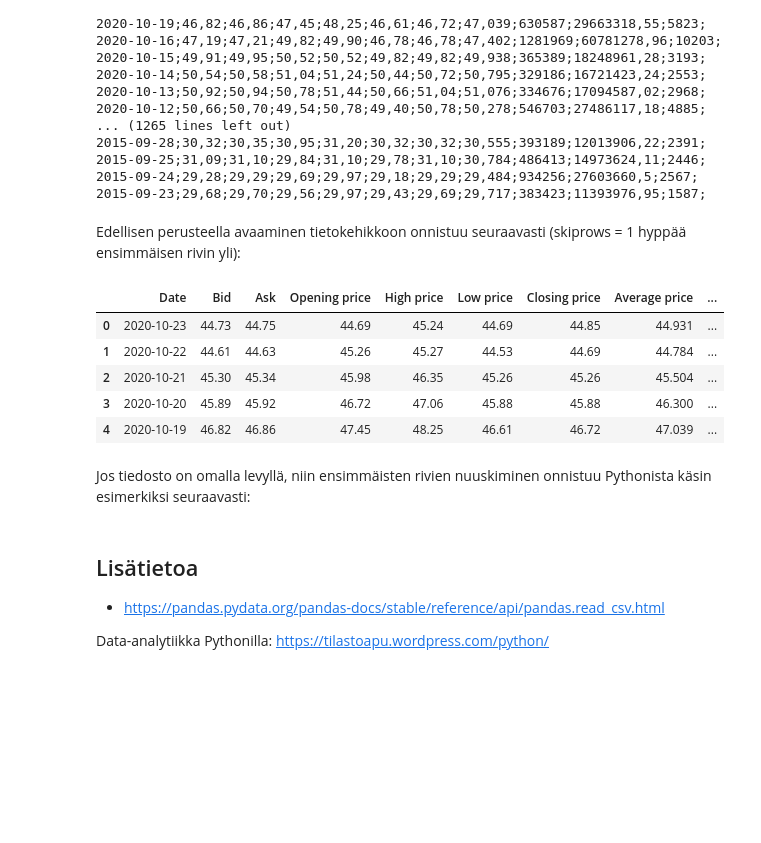
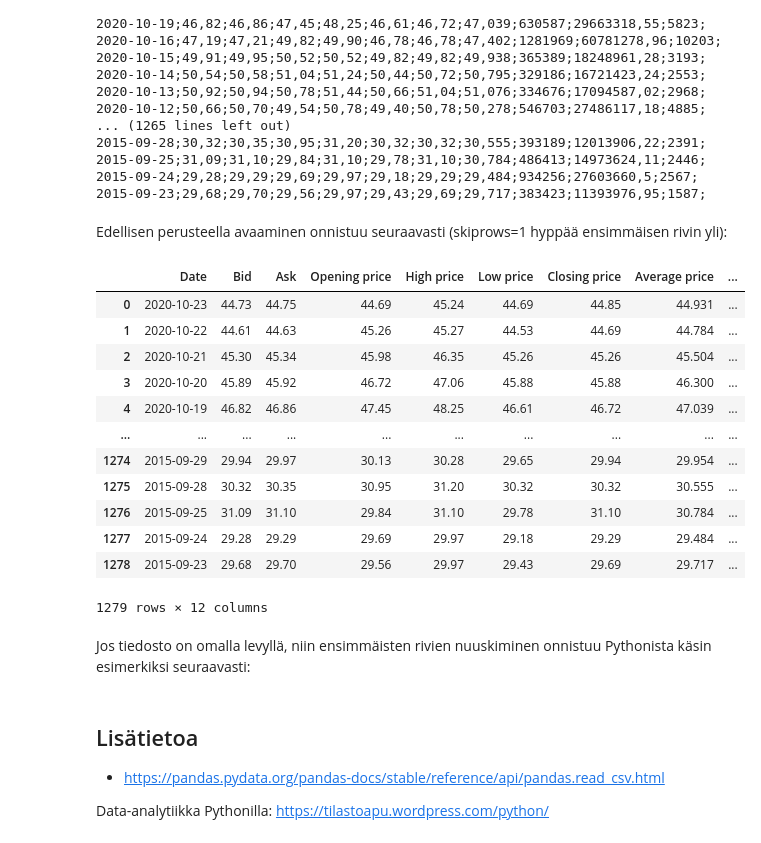
Before and after one commit to taanila/data, a Jupyter notebook: avaa_csv.ipynb, the cells around one changed output. Saved outputs shown, nothing was run; the diff lists cells and outputs as text; code cells hidden in the pictures; blank space fills up the shorter version.

```diff
--- a/avaa_csv.ipynb
+++ b/avaa_csv.ipynb
@@ -66,17 +64,24 @@ Date;Bid;Ask;Opening price;High price;Low price;Closing price;Average price;Tota
 2015-09-24;29,28;29,29;29,69;29,97;29,18;29,29;29,484;934256;27603660,5;2567;
 2015-09-23;29,68;29,70;29,56;29,97;29,43;29,69;29,717;383423;11393976,95;1587;
 # %% [markdown]
-Edellisen perusteella avaaminen tietokehikkoon onnistuu seuraavasti (skiprows = 1 hyppää ensimmäisen rivin yli):
+Edellisen perusteella avaaminen onnistuu seuraavasti (skiprows=1 hyppää ensimmäisen rivin yli):
 # %%
-df = pd.read_csv('https://taanila.fi/elisa.csv', sep = ';', decimal = ',', skiprows = 1)
-df.head()
+df = pd.read_csv('https://taanila.fi/elisa.csv', sep=';', decimal=',', skiprows=1)
+df
 # %% [output]
 |  | Date | Bid | Ask | Opening price | High price | Low price | Closing price | Average price | ... |
 | 0 | 2020-10-23 | 44.73 | 44.75 | 44.69 | 45.24 | 44.69 | 44.85 | 44.931 | ... |
 | 1 | 2020-10-22 | 44.61 | 44.63 | 45.26 | 45.27 | 44.53 | 44.69 | 44.784 | ... |
 | 2 | 2020-10-21 | 45.30 | 45.34 | 45.98 | 46.35 | 45.26 | 45.26 | 45.504 | ... |
 | 3 | 2020-10-20 | 45.89 | 45.92 | 46.72 | 47.06 | 45.88 | 45.88 | 46.300 | ... |
 | 4 | 2020-10-19 | 46.82 | 46.86 | 47.45 | 48.25 | 46.61 | 46.72 | 47.039 | ... |
+| ... | ... | ... | ... | ... | ... | ... | ... | ... | ... |
+| 1274 | 2015-09-29 | 29.94 | 29.97 | 30.13 | 30.28 | 29.65 | 29.94 | 29.954 | ... |
+| 1275 | 2015-09-28 | 30.32 | 30.35 | 30.95 | 31.20 | 30.32 | 30.32 | 30.555 | ... |
+| 1276 | 2015-09-25 | 31.09 | 31.10 | 29.84 | 31.10 | 29.78 | 31.10 | 30.784 | ... |
+| 1277 | 2015-09-24 | 29.28 | 29.29 | 29.69 | 29.97 | 29.18 | 29.29 | 29.484 | ... |
+| 1278 | 2015-09-23 | 29.68 | 29.70 | 29.56 | 29.97 | 29.43 | 29.69 | 29.717 | ... |
+1279 rows × 12 columns
 # %% [markdown]
 Jos tiedosto on omalla levyllä, niin ensimmäisten rivien nuuskiminen onnistuu Pythonista käsin esimerkiksi seuraavasti:
 # %%
@@ -88,7 +93,7 @@ Jos tiedosto on omalla levyllä, niin ensimmäisten rivien nuuskiminen onnistuu
 
 #tiedosto.close()
 # %% [markdown]
-<h2>Lisätietoa</h2>
+## Lisätietoa
 
 - https://pandas.pydata.org/pandas-docs/stable/reference/api/pandas.read_csv.html
 
```
Also changed, not shown: parts of 5 cells of this notebook.
